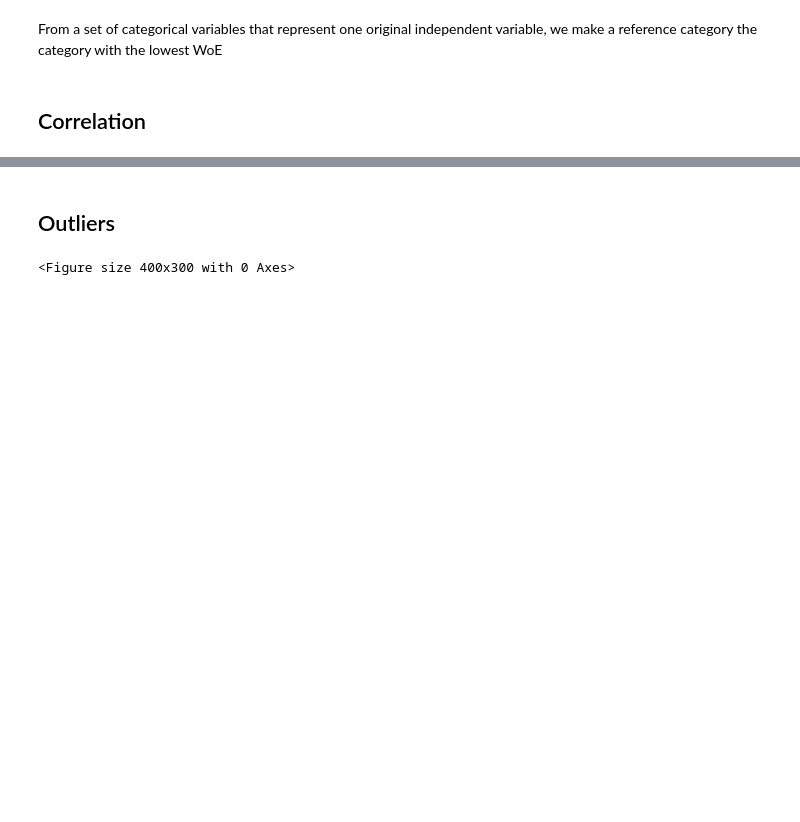
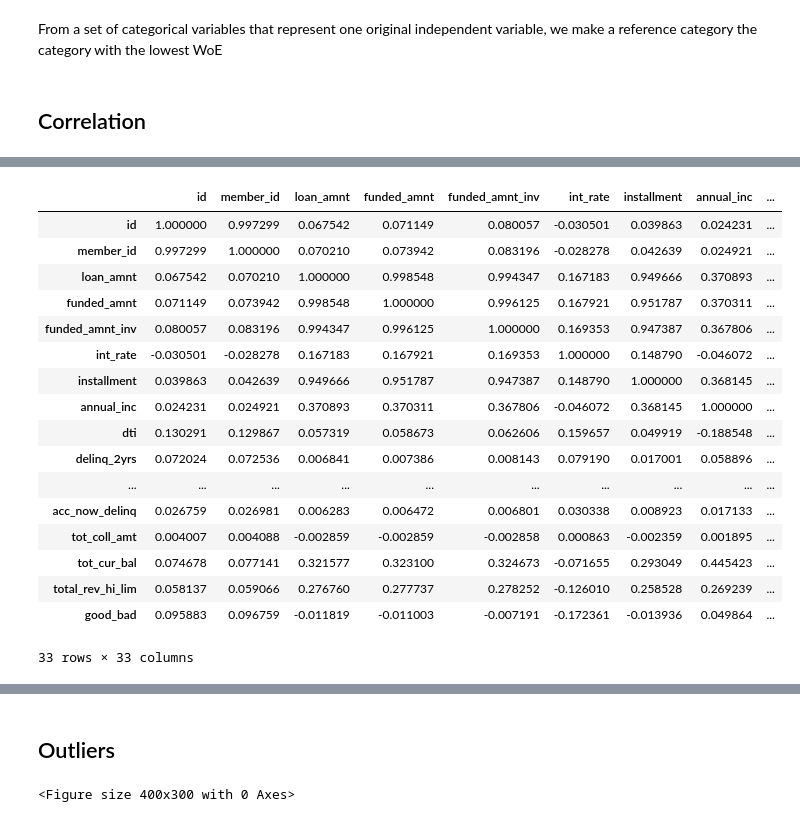
Before and after one commit to joaoaugustofrei/project_credit_analysis, a Jupyter notebook: loan_project/pre_processing.ipynb, the cells around one changed output, grey strips where cells are left out. Saved outputs shown, nothing was run; the diff lists cells and outputs as text; code cells hidden in the pictures; blank space fills up the shorter version.

```diff
--- a/loan_project/pre_processing.ipynb
+++ b/loan_project/pre_processing.ipynb
@@ -558,3 +565,24 @@ sns.heatmap(correlation_matrix, xticklabels=column_names, yticklabels=column_nam
+# %%
+correlation_matrix
+# %% [output]
+|  | id | member_id | loan_amnt | funded_amnt | funded_amnt_inv | int_rate | installment | annual_inc | ... |
+| id | 1.000000 | 0.997299 | 0.067542 | 0.071149 | 0.080057 | -0.030501 | 0.039863 | 0.024231 | ... |
+| member_id | 0.997299 | 1.000000 | 0.070210 | 0.073942 | 0.083196 | -0.028278 | 0.042639 | 0.024921 | ... |
+| loan_amnt | 0.067542 | 0.070210 | 1.000000 | 0.998548 | 0.994347 | 0.167183 | 0.949666 | 0.370893 | ... |
+| funded_amnt | 0.071149 | 0.073942 | 0.998548 | 1.000000 | 0.996125 | 0.167921 | 0.951787 | 0.370311 | ... |
+| funded_amnt_inv | 0.080057 | 0.083196 | 0.994347 | 0.996125 | 1.000000 | 0.169353 | 0.947387 | 0.367806 | ... |
+| int_rate | -0.030501 | -0.028278 | 0.167183 | 0.167921 | 0.169353 | 1.000000 | 0.148790 | -0.046072 | ... |
+| installment | 0.039863 | 0.042639 | 0.949666 | 0.951787 | 0.947387 | 0.148790 | 1.000000 | 0.368145 | ... |
+| annual_inc | 0.024231 | 0.024921 | 0.370893 | 0.370311 | 0.367806 | -0.046072 | 0.368145 | 1.000000 | ... |
+| dti | 0.130291 | 0.129867 | 0.057319 | 0.058673 | 0.062606 | 0.159657 | 0.049919 | -0.188548 | ... |
+| delinq_2yrs | 0.072024 | 0.072536 | 0.006841 | 0.007386 | 0.008143 | 0.079190 | 0.017001 | 0.058896 | ... |
+| ... | ... | ... | ... | ... | ... | ... | ... | ... | ... |
+| acc_now_delinq | 0.026759 | 0.026981 | 0.006283 | 0.006472 | 0.006801 | 0.030338 | 0.008923 | 0.017133 | ... |
+| tot_coll_amt | 0.004007 | 0.004088 | -0.002859 | -0.002859 | -0.002858 | 0.000863 | -0.002359 | 0.001895 | ... |
+| tot_cur_bal | 0.074678 | 0.077141 | 0.321577 | 0.323100 | 0.324673 | -0.071655 | 0.293049 | 0.445423 | ... |
+| total_rev_hi_lim | 0.058137 | 0.059066 | 0.276760 | 0.277737 | 0.278252 | -0.126010 | 0.258528 | 0.269239 | ... |
+| good_bad | 0.095883 | 0.096759 | -0.011819 | -0.011003 | -0.007191 | -0.172361 | -0.013936 | 0.049864 | ... |
+33 rows × 33 columns
 # %%
 # Converting the correlation matrix into a DataFrame
 corr_df = correlation_matrix.stack().reset_index()
```
Also changed, not shown: parts of 11 cells of this notebook.
